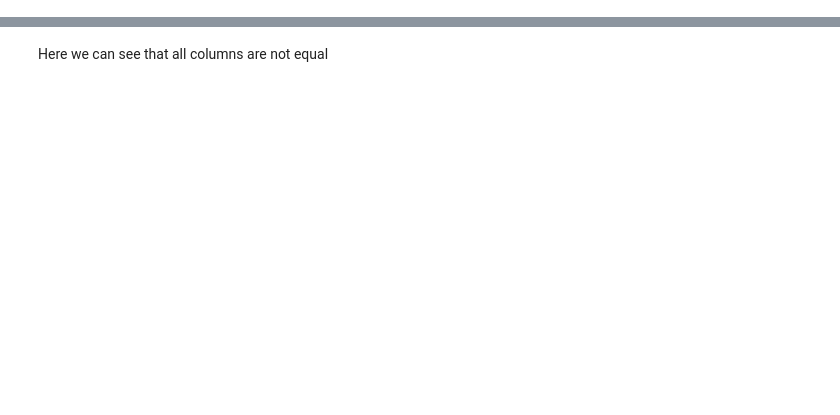
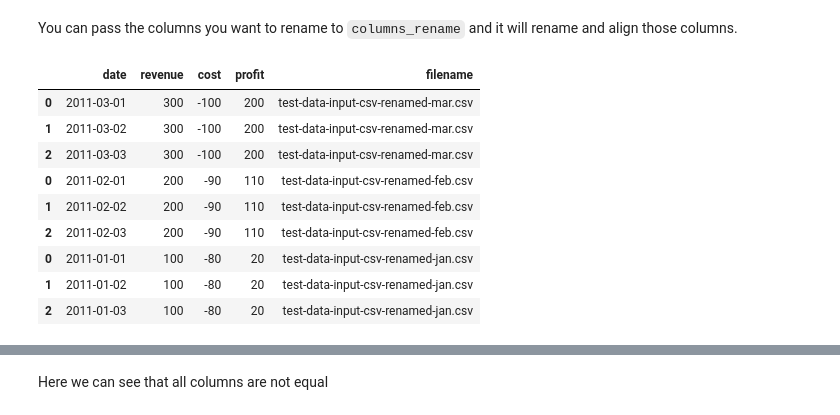
Before and after one commit to d6t/d6tstack, a Jupyter notebook: examples-combiner.ipynb, the cells around one changed output, grey strips where cells are left out. Drawn from its saved outputs; the diff is of its cells as text; code cells hidden in the pictures; blank space fills up the shorter version.

Commit message:
param rename. updated examples

```diff
--- a/examples-combiner.ipynb
+++ b/examples-combiner.ipynb
@@ -160,0 +170,4 @@ c.preview_combine(is_col_common=True) # keep only common columns
+# %%
+cfg_fnames = list(glob.glob('test-data/input/test-data-input-csv-renamed-*.csv'))
+c = d6tc.CombinerCSV(cfg_fnames, all_strings=True) # all_strings=True makes reading faster
+print(c.is_col_present_unique())
@@ -160,0 +196,2 @@ c.preview_combine(is_col_common=True) # keep only common columns
+# %% [markdown]
+You can pass the columns you want to rename to `columns_rename` and it will rename and align those columns.
@@ -160,0 +203,14 @@ c.preview_combine(is_col_common=True) # keep only common columns
+# %%
+c = d6tc.CombinerCSV(cfg_fnames, all_strings=True, columns_rename = cfg_col_rename, columns_select = cfg_col_sel)
+c.preview_combine()
+# %% [output]
+|  | date | revenue | cost | profit | filename |
+| 0 | 2011-03-01 | 300 | -100 | 200 | test-data-input-csv-renamed-mar.csv |
+| 1 | 2011-03-02 | 300 | -100 | 200 | test-data-input-csv-renamed-mar.csv |
+| 2 | 2011-03-03 | 300 | -100 | 200 | test-data-input-csv-renamed-mar.csv |
+| 0 | 2011-02-01 | 200 | -90 | 110 | test-data-input-csv-renamed-feb.csv |
+| 1 | 2011-02-02 | 200 | -90 | 110 | test-data-input-csv-renamed-feb.csv |
+| 2 | 2011-02-03 | 200 | -90 | 110 | test-data-input-csv-renamed-feb.csv |
+| 0 | 2011-01-01 | 100 | -80 | 20 | test-data-input-csv-renamed-jan.csv |
+| 1 | 2011-01-02 | 100 | -80 | 20 | test-data-input-csv-renamed-jan.csv |
+| 2 | 2011-01-03 | 100 | -80 | 20 | test-data-input-csv-renamed-jan.csv |
```
Also changed, not shown: parts of 48 cells of this notebook, 17 other files.
